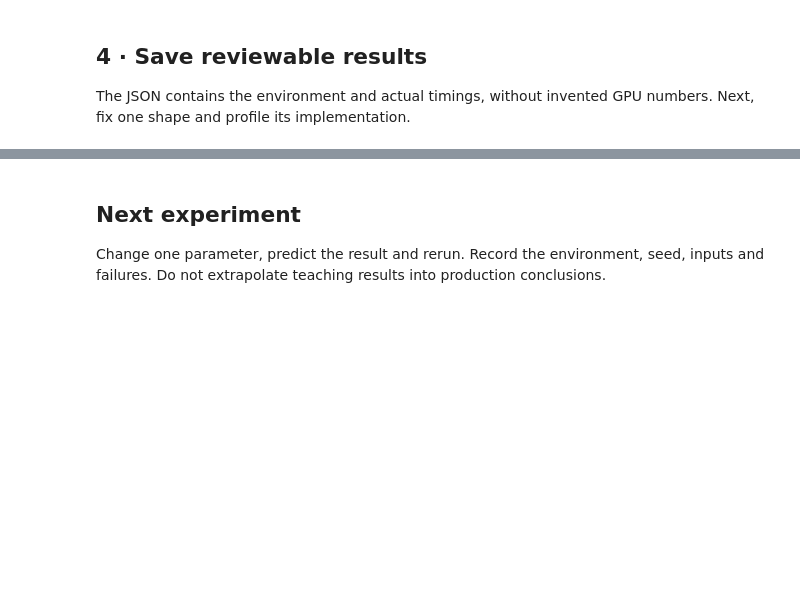
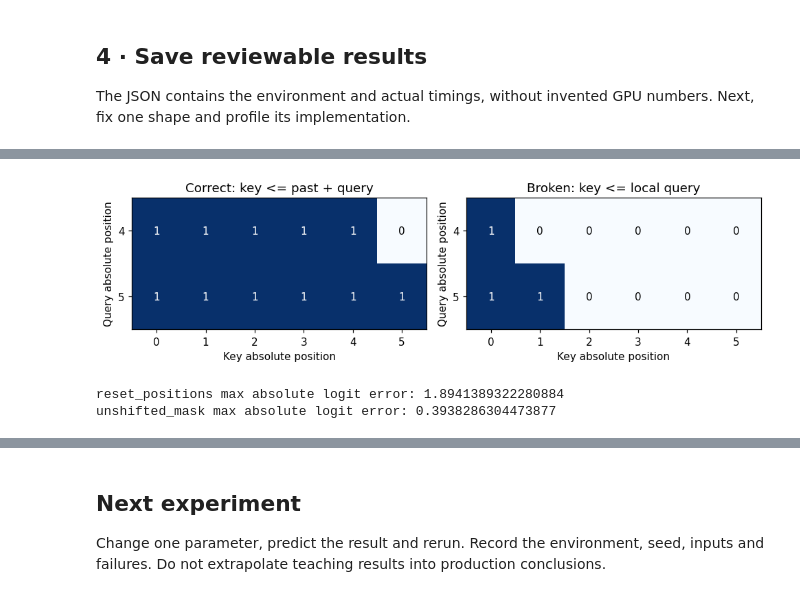
Before and after one commit to chenhuiyu/chenhuiyu.github.io, a Jupyter notebook: public/notebooks/infra-benchmark-en.ipynb, the cells around one changed output, grey strips where cells are left out. Saved outputs shown, nothing was run; the diff lists cells and outputs as text; code cells hidden in the pictures; blank space fills up the shorter version.

```diff
--- a/public/notebooks/infra-benchmark-en.ipynb
+++ b/public/notebooks/infra-benchmark-en.ipynb
@@ -117,0 +253,28 @@ print(json.dumps(report,indent=2))
+# %%
+with torch.inference_mode():
+    tokens = fixed_ids[:1, :6]
+    reference, _ = decoder(tokens, use_cache=False)
+    _, cache = decoder(tokens[:, :4])
+    negative_controls = {}
+    for name, options in [('reset_positions', {'reset_positions': True}), ('unshifted_mask', {'offset_mask': False})]:
+        wrong, _ = decoder(tokens[:, 4:], cache, **options)
+        error = (wrong-reference[:, 4:]).abs().max().item()
+        assert error > 1e-3
+        negative_controls[name] = error
+        print(name, 'max absolute logit error:', error)
+past_len, new_len = 4, 2
+keys = torch.arange(past_len + new_len)
+correct_mask = keys[None, :] <= (past_len + torch.arange(new_len))[:, None]
+wrong_mask = keys[None, :] <= torch.arange(new_len)[:, None]
+fig, axes = plt.subplots(1, 2, figsize=(9, 2.7))
+for ax, mask, title in zip(axes, [correct_mask, wrong_mask], ['Correct: key <= past + query', 'Broken: key <= local query']):
+    ax.imshow(mask.numpy(), cmap='Blues', vmin=0, vmax=1, aspect='auto')
+    ax.set(xticks=range(6), yticks=range(2), yticklabels=[4, 5], xlabel='Key absolute position', ylabel='Query absolute position', title=title)
+    for i in range(2):
+        for j in range(6):
+            ax.text(j, i, int(mask[i, j]), ha='center', va='center', color='white' if mask[i, j] else 'black')
+plt.tight_layout(); plt.show()
+# %% [output]
+[figure, added]
+reset_positions max absolute logit error: 1.8941389322280884
+unshifted_mask max absolute logit error: 0.3938286304473877
```
Also changed, not shown: parts of 13 cells of this notebook, 20 other files.
